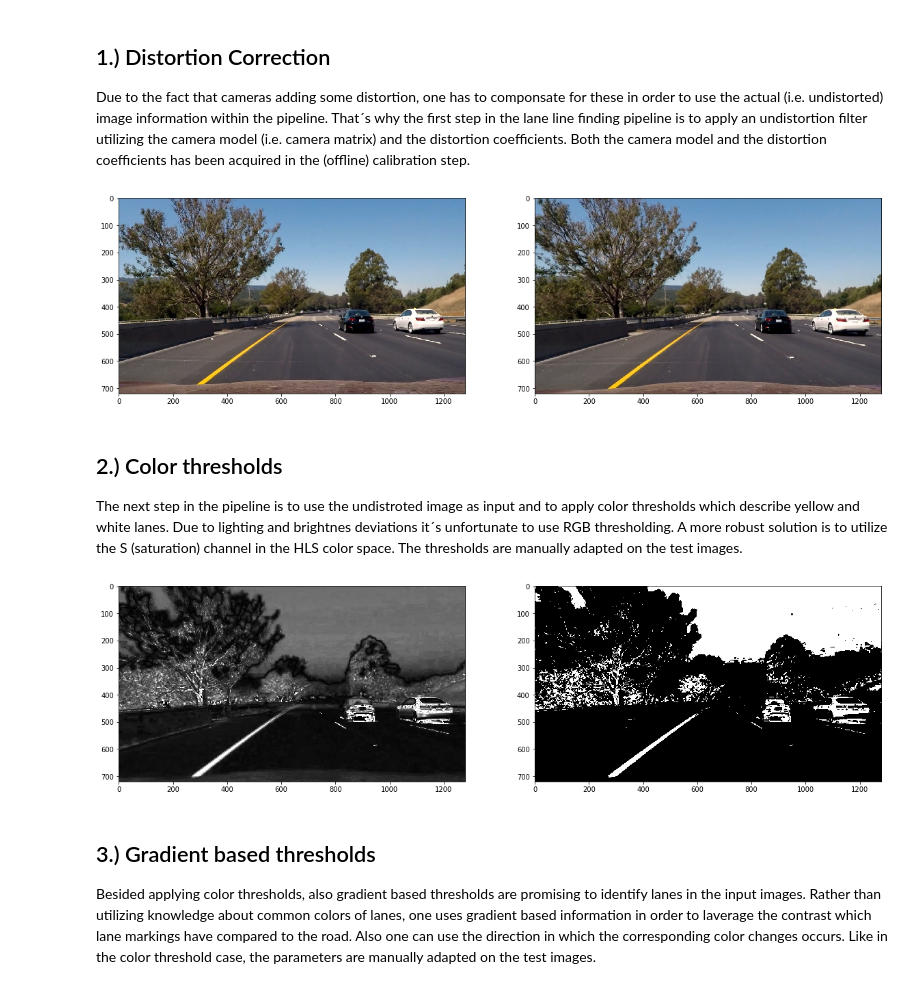
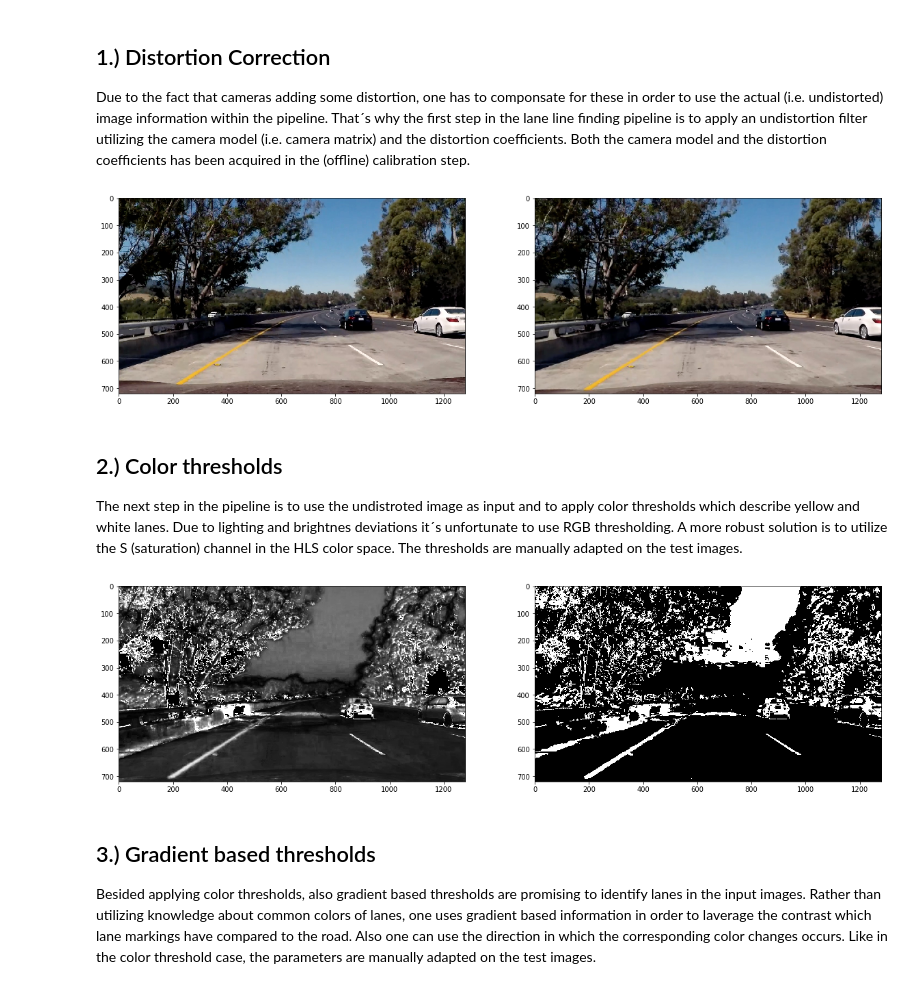
Before and after one commit to dschmoeller/02AdvancedLaneFinding, a Jupyter notebook: CarND-Advanced-Lane-Lines/P2.ipynb, the cells around one changed output. Saved outputs shown, nothing was run; the diff lists cells and outputs as text; code cells hidden in the pictures.

```diff
--- a/CarND-Advanced-Lane-Lines/P2.ipynb
+++ b/CarND-Advanced-Lane-Lines/P2.ipynb
@@ -228,17 +297,17 @@ ret, mtx, dist, rvecs, tvecs = cv2.calibrateCamera(objPoints, imgPoints, imageSh
 Due to the fact that cameras adding some distortion, one has to componsate for these in order to use the actual (i.e. undistorted) image information within the pipeline. That´s why the first step in the lane line finding pipeline is to apply an undistortion filter utilizing the camera model (i.e. camera matrix) and the distortion coefficients. Both the camera model and the distortion coefficients has been acquired in the (offline) calibration step.
 # %%
 # Undistort test image
-testImgIndex = 7
+testImgIndex = 6
 testImgList = os.listdir("test_images/")
 testImg = mpimg.imread("test_images/" + testImgList[testImgIndex])
 testImgUndistort = cv2.undistort(testImg, mtx, dist, None, mtx)
 
 # Plots
 fig, (ax1, ax2) = plt.subplots(1, 2, figsize=(20,10))
 ax1.imshow(testImg)
 ax2.imshow(testImgUndistort);
 # %% [output]
-[figure, old version]
+[figure, new version]
 # %% [markdown]
 ## 2.) Color thresholds
 The next step in the pipeline is to use the undistroted image as input and to apply color thresholds which describe yellow and white lanes. Due to lighting and brightnes deviations it´s unfortunate to use RGB thresholding. A more robust solution is to utilize the S (saturation) channel in the HLS color space. The thresholds are manually adapted on the test images.
@@ -258,7 +327,7 @@ fig, (ax1, ax2) = plt.subplots(1, 2, figsize=(20,10))
 ax1.imshow(S, cmap="gray")
 ax2.imshow(colorBinary, cmap="gray");
 # %% [output]
-[figure, old version]
+[figure, new version]
 # %% [markdown]
 ## 3.) Gradient based thresholds
 Besided applying color thresholds, also gradient based thresholds are promising to identify lanes in the input images. Rather than utilizing knowledge about common colors of lanes, one uses gradient based information in order to laverage the contrast which lane markings have compared to the road. Also one can use the direction in which the corresponding color changes occurs. Like in the color threshold case, the parameters are manually adapted on the test images.
```
Also changed, not shown: parts of 14 cells of this notebook.
